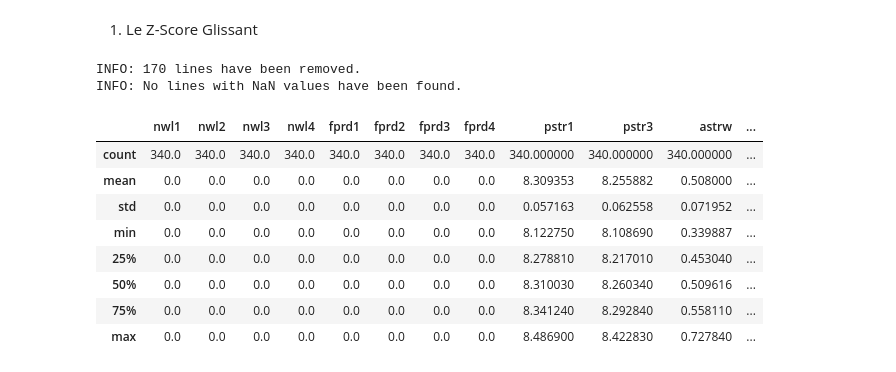
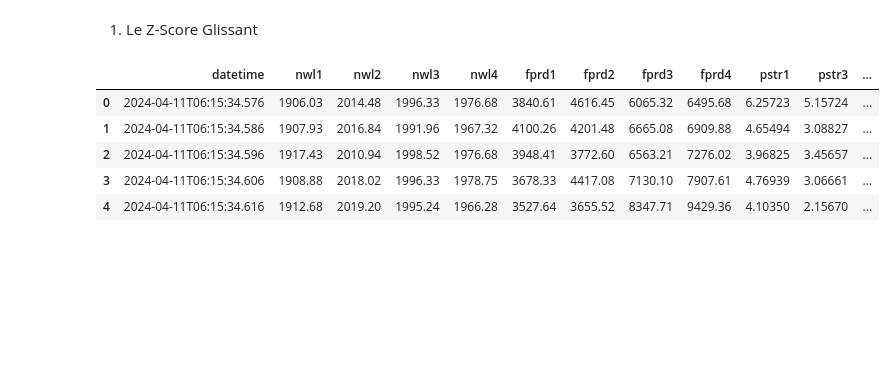
Before and after one commit to lukasfauli/Projet-recheche-INSA-anomaly-detection-librairy, a Jupyter notebook: studies_stats/anl01p1-anomaly_detection_stats.ipynb, the cells around one changed output. Cells and saved outputs as stored; diff of their text form; code cells hidden in the pictures; blank space fills up the shorter version.

```diff
--- a/studies_stats/anl01p1-anomaly_detection_stats.ipynb
+++ b/studies_stats/anl01p1-anomaly_detection_stats.ipynb
@@ -22,24 +22,19 @@ Added to sys: c:\Users\Utilisateur\Desktop\reading_seminar\Application données\
 # %%
 data_dict, extracted_dir = load_data(
     file_id=google_folder_id,
     work_dir=join(download_dir, "gdrive_tar_data"),
     tar_name="data.tar",
     pattern="*.csv",
 )
 
 list_keys = list(data_dict.keys())
-df = data_dict[list_keys[10]]
-df = preprocessing.cleaning_dataframe(df)
-df.describe()
+df = data_dict[list_keys[11]]
+display(df.head())
+display(df.describe())
 # %% [output]
-INFO: 170 lines have been removed.
-INFO: No lines with NaN values have been found.
-|  | nwl1 | nwl2 | nwl3 | nwl4 | fprd1 | fprd2 | fprd3 | fprd4 | pstr1 | pstr3 | astrw | ... |
-| count | 340.0 | 340.0 | 340.0 | 340.0 | 340.0 | 340.0 | 340.0 | 340.0 | 340.000000 | 340.000000 | 340.000000 | ... |
-| mean | 0.0 | 0.0 | 0.0 | 0.0 | 0.0 | 0.0 | 0.0 | 0.0 | 8.309353 | 8.255882 | 0.508000 | ... |
-| std | 0.0 | 0.0 | 0.0 | 0.0 | 0.0 | 0.0 | 0.0 | 0.0 | 0.057163 | 0.062558 | 0.071952 | ... |
-| min | 0.0 | 0.0 | 0.0 | 0.0 | 0.0 | 0.0 | 0.0 | 0.0 | 8.122750 | 8.108690 | 0.339887 | ... |
-| 25% | 0.0 | 0.0 | 0.0 | 0.0 | 0.0 | 0.0 | 0.0 | 0.0 | 8.278810 | 8.217010 | 0.453040 | ... |
-| 50% | 0.0 | 0.0 | 0.0 | 0.0 | 0.0 | 0.0 | 0.0 | 0.0 | 8.310030 | 8.260340 | 0.509616 | ... |
-| 75% | 0.0 | 0.0 | 0.0 | 0.0 | 0.0 | 0.0 | 0.0 | 0.0 | 8.341240 | 8.292840 | 0.558110 | ... |
-| max | 0.0 | 0.0 | 0.0 | 0.0 | 0.0 | 0.0 | 0.0 | 0.0 | 8.486900 | 8.422830 | 0.727840 | ... |
+|  | datetime | nwl1 | nwl2 | nwl3 | nwl4 | fprd1 | fprd2 | fprd3 | fprd4 | pstr1 | pstr3 | ... |
+| 0 | 2024-04-11T06:15:34.576 | 1906.03 | 2014.48 | 1996.33 | 1976.68 | 3840.61 | 4616.45 | 6065.32 | 6495.68 | 6.25723 | 5.15724 | ... |
+| 1 | 2024-04-11T06:15:34.586 | 1907.93 | 2016.84 | 1991.96 | 1967.32 | 4100.26 | 4201.48 | 6665.08 | 6909.88 | 4.65494 | 3.08827 | ... |
+| 2 | 2024-04-11T06:15:34.596 | 1917.43 | 2010.94 | 1998.52 | 1976.68 | 3948.41 | 3772.60 | 6563.21 | 7276.02 | 3.96825 | 3.45657 | ... |
+| 3 | 2024-04-11T06:15:34.606 | 1908.88 | 2018.02 | 1996.33 | 1978.75 | 3678.33 | 4417.08 | 7130.10 | 7907.61 | 4.76939 | 3.06661 | ... |
+| 4 | 2024-04-11T06:15:34.616 | 1912.68 | 2019.20 | 1995.24 | 1966.28 | 3527.64 | 3655.52 | 8347.71 | 9429.36 | 4.10350 | 2.15670 | ... |
```
Also changed, not shown: parts of 5 cells of this notebook.
